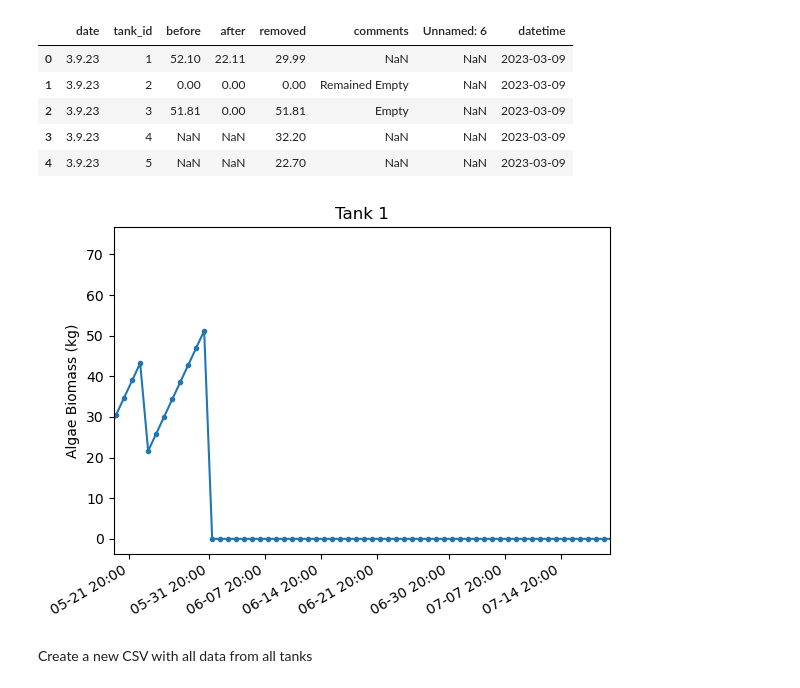
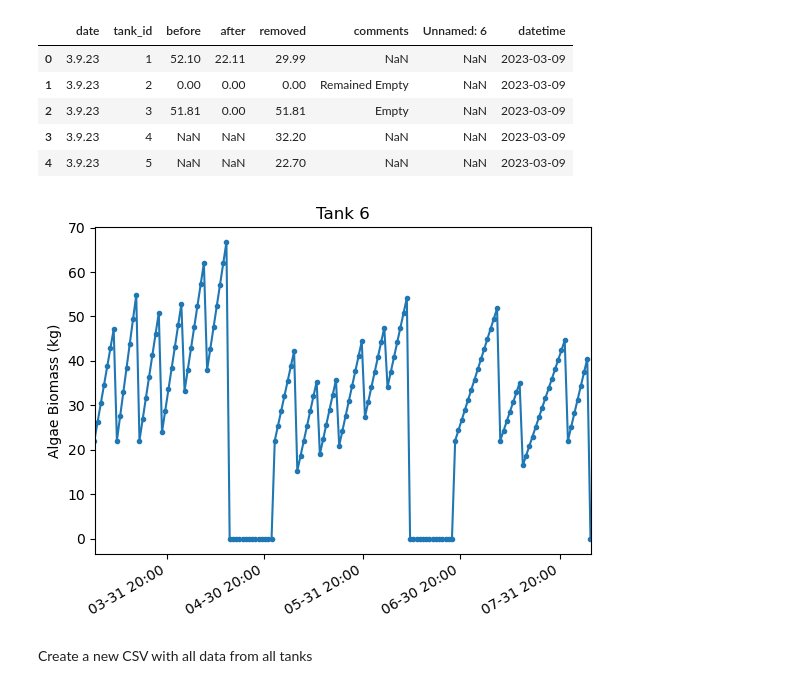
Before and after one commit to wFairmanOlin/Biomass, a Jupyter notebook: data/harvest_process.ipynb, the cells around one changed output. Drawn from its saved outputs; the diff is of its cells as text; code cells hidden in the pictures.

```diff
--- a/data/harvest_process.ipynb
+++ b/data/harvest_process.ipynb
@@ -80,34 +80,35 @@ def get_algae_mass(start_date, end_date, tank):
 # %%
 # Set date format for x-axis labels
 date_fmt = '%m-%d %H:%M'
 # Use DateFormatter to set the data to the correct format.
 date_formatter = mdates.DateFormatter(date_fmt, tz=(pytz.timezone("US/Eastern")))
 
 
 start_date = datetime(2023, 3, 9, 11, 0)
-end_date = datetime(2023, 7, 20, 11, 0)
+end_date = datetime(2023, 8, 10, 11, 0)
 days = (end_date - start_date).days
 date_range = [start_date + timedelta(hours=24*i) for i in range(days + 2)]
-tank = 1
+tank = 6
 algae_mass = get_algae_mass(start_date, end_date, tank)
-
+delta_mass = algae_mass[1:] - algae_mass[:-1]
 lower = datetime(2023, 5, 19, hour=23)
-lower = pytz.timezone("US/Eastern").localize(lower)
+lower = pytz.timezone("US/Eastern").localize(start_date)
 upper = datetime(2023, 7, 20, hour=23)
-upper = pytz.timezone("US/Eastern").localize(upper)
+upper = pytz.timezone("US/Eastern").localize(end_date)
 
 plt.figure()
 plt.plot(date_range, algae_mass, marker='.')
+# plt.plot(date_range[1:], delta_mass, marker='.')
 plt.gcf().autofmt_xdate()
 plt.gca().xaxis.set_major_formatter(date_formatter)
 
 plt.ylabel("Algae Biomass (kg)")
 plt.title("Tank " + str(tank))
 plt.xlim(lower, upper)
-# plt.ylim(, 70)
+# plt.ylim(0, 8)
 plt.show()
 # %% [output]
-[figure, old version]
+[figure, new version]
 # %% [markdown]
 Create a new CSV with all data from all tanks
 # %%
```
Also changed, not shown: parts of 1 cell of this notebook, 10 other files.
